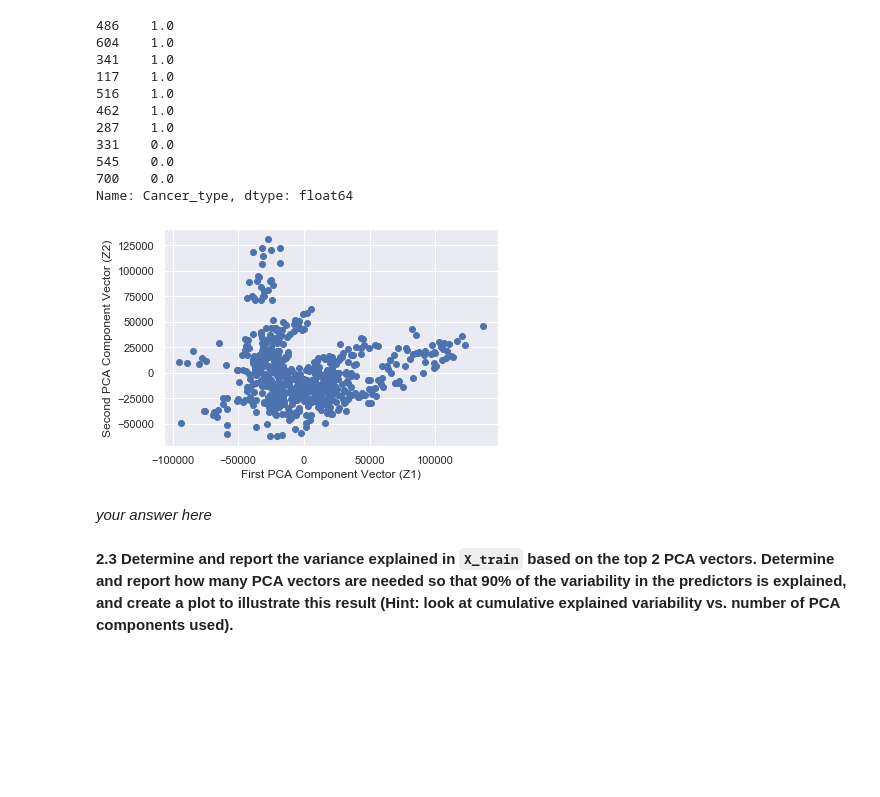
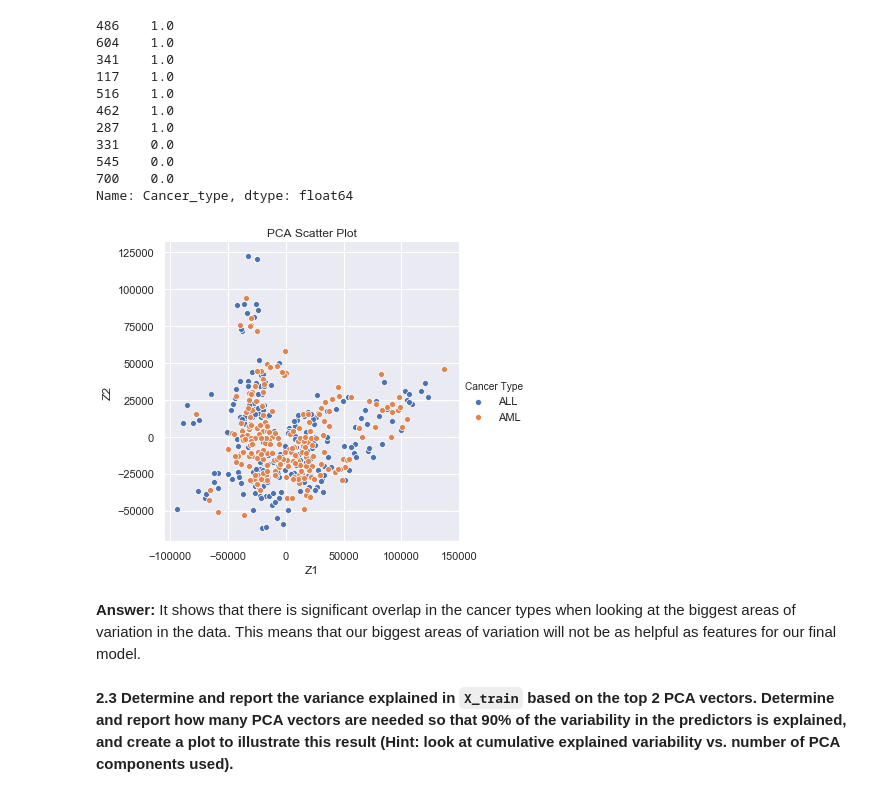
Before and after one commit to jake-w-schneider/CS109a-Group-81-Final-Project, a Jupyter notebook: HW/hw5/hw5.ipynb, the cells around one changed output. Drawn from its saved outputs; the diff is of its cells as text; code cells hidden in the pictures; blank space fills up the shorter version.

```diff
--- a/HW/hw5/hw5.ipynb
+++ b/HW/hw5/hw5.ipynb
@@ -297,20 +291,21 @@ y_train.head(10)
 545    0.0
 700    0.0
 Name: Cancer_type, dtype: float64
-# %%
-x = pca_X_train_df[[0]]
-y = pca_X_train_df[[1]]
-
-
-
-plt.scatter(x, y)
-plt.xlabel("First PCA Component Vector (Z1)")
-plt.ylabel("Second PCA Component Vector (Z2)")
-plt.show()
-# %% [output]
-[figure, removed]
-# %% [markdown]
-*your answer here*
+# %%
+#create dataset for plotting using 1st and 2nd PCA vectors
+plot_data = pd.DataFrame({'Z1':pca_X_train_df[0],'Z2':pca_X_train_df[1],'Cancer Type':y_train},)
+plot_data.loc[plot_data['Cancer Type'] == 0, 'Cancer Type'] = 'ALL'
+plot_data.loc[plot_data['Cancer Type'] == 1, 'Cancer Type'] = 'AML'
+
+
+sns.pairplot(x_vars=["Z1"], y_vars=["Z2"], data=plot_data, hue="Cancer Type", height=5)
+plt.title("PCA Scatter Plot")
+plt.show()
+# %% [output]
+[figure, added]
+# %% [markdown]
+**Answer:**
+It shows that there is significant overlap in the cancer types when looking at the biggest areas of variation in the data. This means that our biggest areas of variation will not be as helpful as features for our final model.
 # %% [markdown]
 **2.3 Determine and report the variance explained in `X_train` based on the top 2 PCA vectors.  Determine and report how many PCA vectors are needed so that 90\% of the variability in the predictors is explained, and create a plot to illustrate this result (Hint: look at cumulative explained variability vs. number of PCA components used).**
 # %%
```
Also changed, not shown: parts of 19 cells of this notebook.
